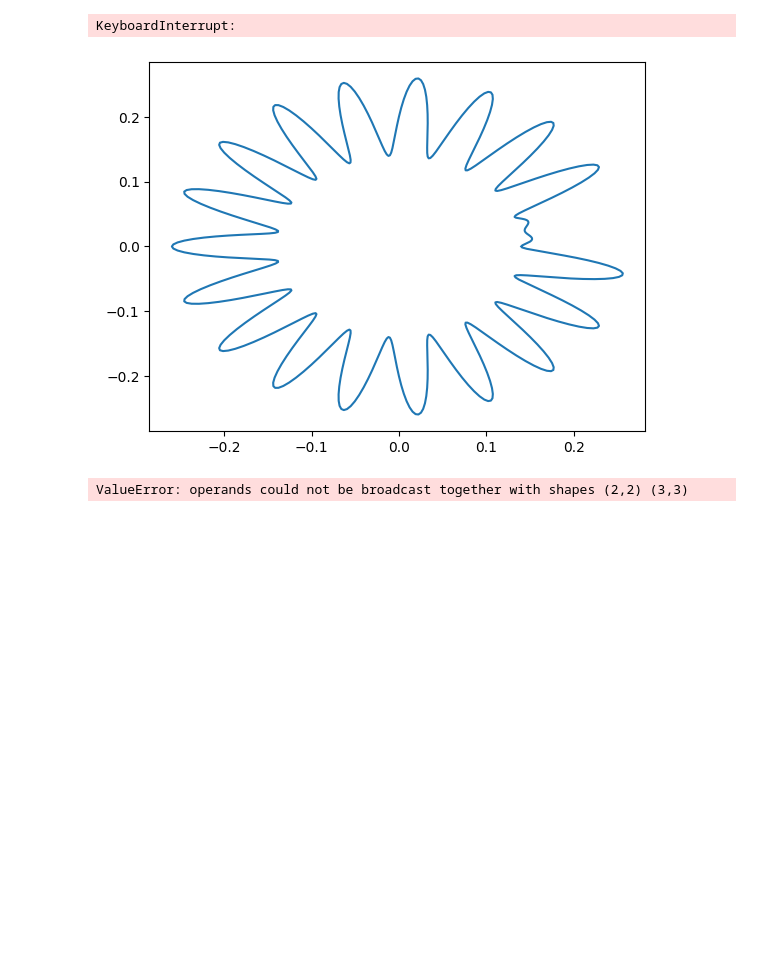
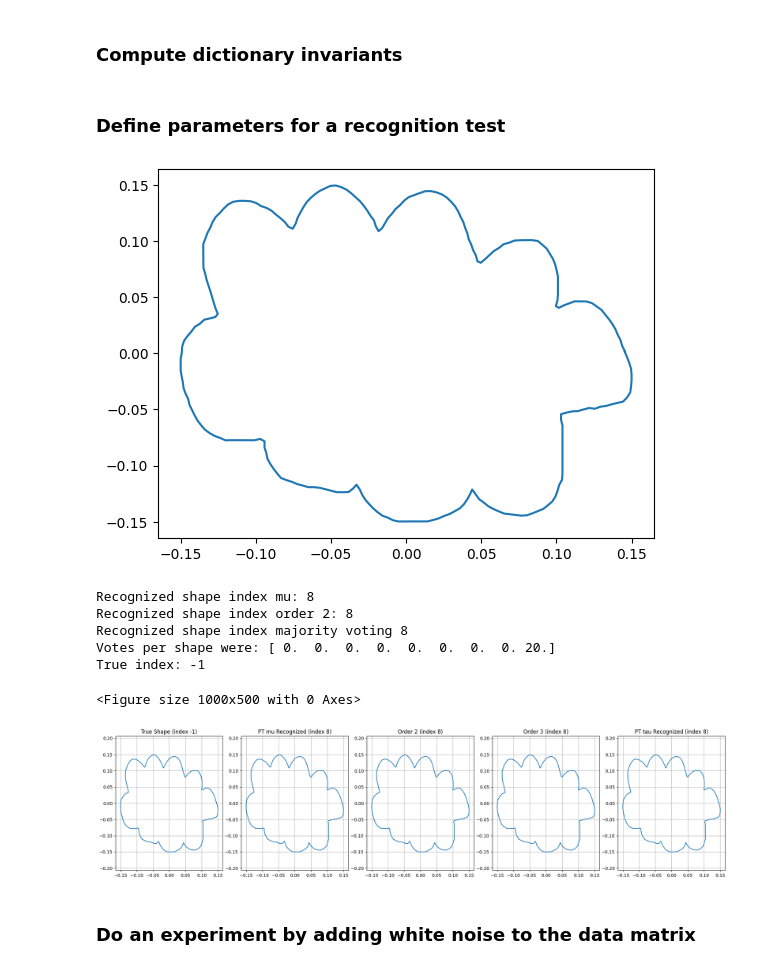
Before and after one commit to Ukechh/SIES_Python_version, a Jupyter notebook: demo/Electric_Fish/demo_shape_recognition_jupyter.ipynb, the cells around one changed output. Drawn from its saved outputs; the diff is of its cells as text; code cells hidden in the pictures; blank space fills up the shorter version.

```diff
--- a/demo/Electric_Fish/demo_shape_recognition_jupyter.ipynb
+++ b/demo/Electric_Fish/demo_shape_recognition_jupyter.ipynb
@@ -109,16 +174,16 @@ plt.show()
+# %% [markdown]
+### Compute dictionary invariants
 # %%
 #Compute Invariants for the dictionary shapes
 
-tau, mu = Compute_Invariants(D, cfg, cnd, pmtt, freq, 'fish', ord=1)
-
-I1, I2 = Compute_Invariants(D, cfg, cnd, pmtt, freq, 'fish', ord=2)
-
-I1h, I2h = Compute_Invariants(D, cfg, cnd, pmtt, freq, 'fish', ord=3)
+tau, mu = Compute_Invariants_fish(D, cfg, cnd, pmtt, freq, ord=1)
+I1, I2 = Compute_Invariants_fish(D, cfg, cnd, pmtt, freq, ord=2)
+#I11, I21 = Compute_Invariants_fish(D, cfg, cnd, pmtt, freq1, ord= 2)
-# %% [output]
-KeyboardInterrupt:
+# %% [markdown]
+### Define parameters for a recognition test
 # %%
 #Define a true index for the shape:
-true_index = 4
+true_index = -1
 #Generate a new shape to recognize
 Bnew = (D[true_index])
 
@@ -134,55 +199,73 @@ axx = plt.subplot()
 Bnew.plot(ax=axx)
 plt.show()
 # %% [output]
-[figure, old version]
+[figure, new version]
 # %%
 #Define new conductivity and permitivitty values
 cnd_new = np.array([cnd[true_index]])
 pmtt_new = np.array([pmtt[true_index]])
 nlvl = 0
+fishP = Electric_Fish([Bnew], cnd_new, pmtt_new, cfg, stepBEM=2)
+data = fishP.data_simulation(freq)
+data1 = fishP.data_simulation(freq1)
+#Compute the invariants of the new shape
+#tau_new, mu_new = Compute_Invariants([Bnew], cfg, cnd_new, pmtt_new, freq, 'fish', ord=1, noise_level=nlvl)
+tau_new, mu_new = Compute_fish_Invariants_from_data(data, ord=1, fishP=fishP, noise_level=nlvl)
 
-#Compute the invariants of the new shape
-tau_new, mu_new = Compute_Invariants([Bnew], cfg, cnd_new, pmtt_new, freq, 'fish', ord=1, noise_level=nlvl)
-
-I1_new, I2_new =  Compute_Invariants([Bnew], cfg, cnd_new, pmtt_new, freq, 'fish', ord=2, noise_level=nlvl)
-I1_newh, I2_newh =  Compute_Invariants([Bnew], cfg, cnd_new, pmtt_new, freq, 'fish', ord=3, noise_level=nlvl)
+#I1_new, I2_new =  Compute_Invariants([Bnew], cfg, cnd_new, pmtt_new, freq, 'fish', ord=2, noise_level=nlvl)
+I1_new, I2_new =  Compute_fish_Invariants_from_data(data,ord=2, fishP=fishP, noise_level=nlvl)
+I1_new1, I2_new1 =  Compute_fish_Invariants_from_data(data1,ord=2, fishP=fishP, noise_level=nlvl)
 # %%
 # Recognize the shape using different algorithms
 index_higher_order, error = ShapeRecognition_CGPT_frequency(I1, I2, I1_new, I2_new)
-index_maj, votes = ShapeRecognition_CGPT_frequency(I1, I2, I1_newh, I2_newh)
-index = ShapeRecognition_PT_freq(mu, mu_new)
-
-print( "Recognized shape index PT:", index)
+index_maj, votes = ShapeRecognition_CGPT_majority_voting_frequency(I1, I2, I1_new, I2_new)
+index = ShapeRecognition_PT_freq(mu, mu_new, 'mu')
+index_tau = ShapeRecognition_PT_freq(tau, tau_new, 'tau')
+#index_higher_order1, error1 = ShapeRecognition_CGPT_frequency(I1, I2, I1_new1, I2_new1)
+print( "Recognized shape index mu:", index)
 print( "Recognized shape index order 2:", index_higher_order)
-print("Recognized shape index order 3", index_maj)
+#print("Recognized shape index order 2 and frequency 1", index_higher_order1)
+print("Recognized shape index majority voting", index_maj)
 print("Votes per shape were:", votes)
 print("True index:", true_index)
 #Plot the results
 plt.figure(figsize=(10, 5))
-fig, axs = plt.subplots(1, 4, figsize=(20, 5))
+fig, axs = plt.subplots(1, 5, figsize=(20, 5))
 
 # Plot true shape
 D[true_index].plot(ax=axs[0])
 axs[0].set_title("True Shape (index {})".format(true_index))
 
 # Plot recognized shape by PT
 D[int(index)].plot(ax=axs[1])
-axs[1].set_title("PT Recognized (index {})".format(index))
+axs[1].set_title("PT mu Recognized (index {})".format(index))
 
 # Plot recognized shape by higher order
 D[int(index_higher_order)].plot(ax=axs[2])
-axs[2].set_title("QOI Recognized (index {})".format(index_higher_order))
+axs[2].set_title("Order 2 (index {})".format(index_higher_order))
 
 # Plot recognized shape by majority voting
 D[int(index_maj)].plot(ax=axs[3])
-axs[3].set_title("Majority Voting (index {})".format(index_maj))
+axs[3].set_title("Order 3 (index {})".format(index_maj))
+
+# Plot recognized shape by PT tau
+D[int(index)].plot(ax=axs[4])
+axs[4].set_title("PT tau Recognized (index {})".format(index_tau))
 
 for ax in axs:
     ax.axis('equal')
     ax.axis('on')
     ax.grid(True)  # Add grid
 
 plt.tight_layout()
 plt.show()
 # %% [output]
-ValueError: operands could not be broadcast together with shapes (2,2) (3,3)
+Recognized shape index mu: 8
+Recognized shape index order 2: 8
+Recognized shape index majority voting 8
+Votes per shape were: [ 0.  0.  0.  0.  0.  0.  0.  0. 20.]
+True index: -1
+<Figure size 1000x500 with 0 Axes>
+[figure, added]
+# %% [markdown]
+### Do an experiment by adding white noise to the data matrix
```
Also changed, not shown: parts of 24 cells of this notebook, 27 other files.
